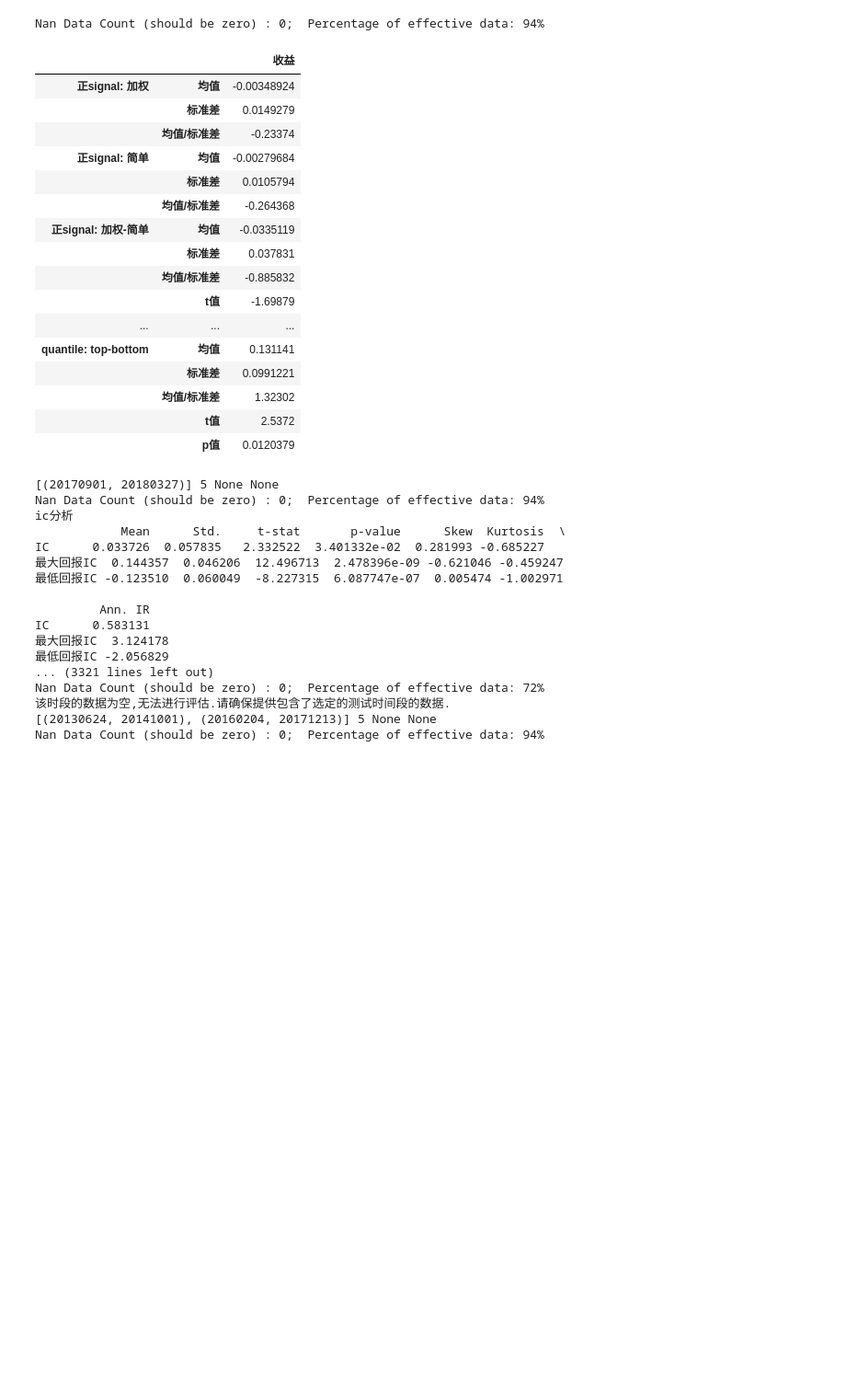
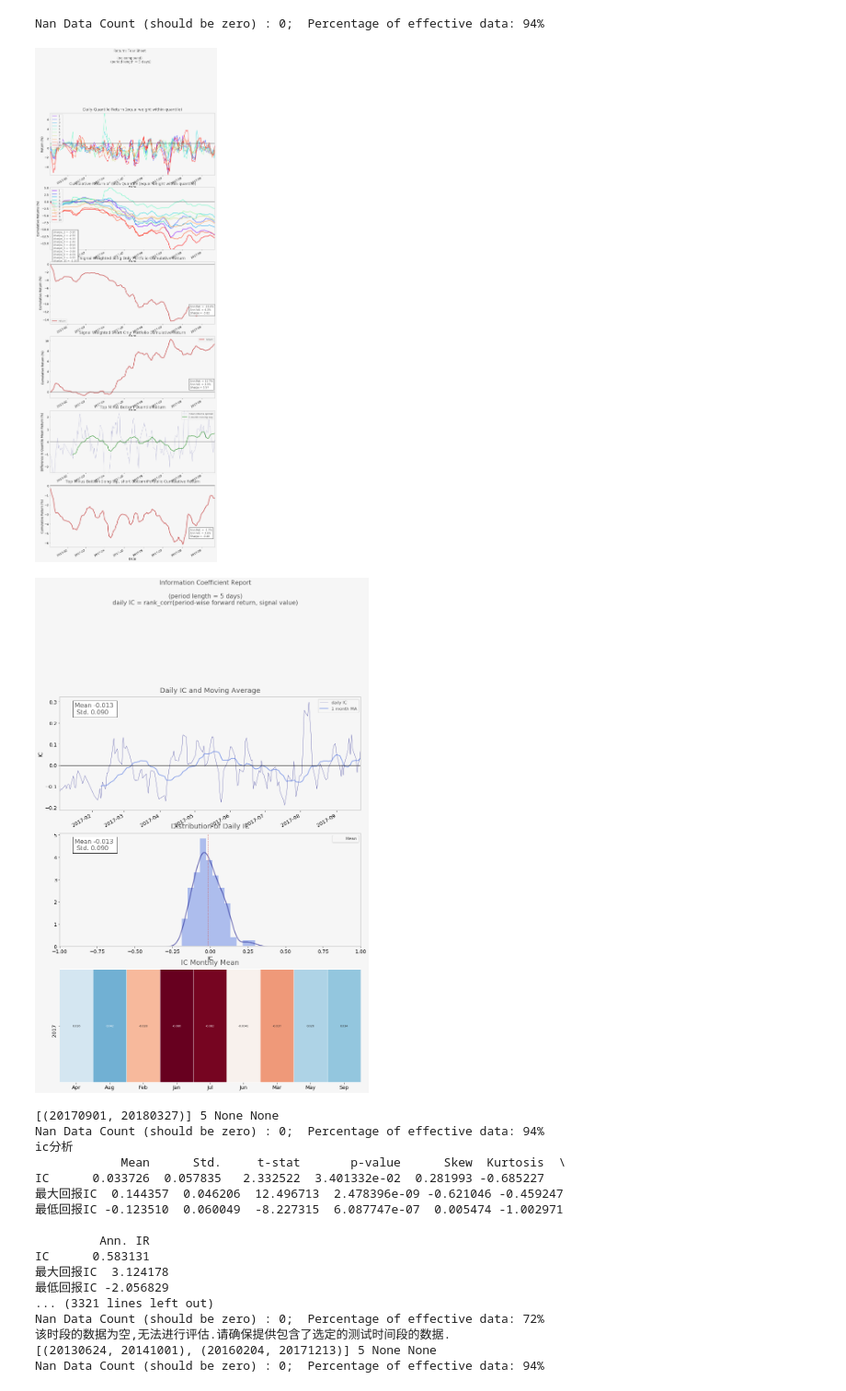
Before and after one commit to xingetouzi/fxdayu_betaman, a Jupyter notebook: fxdayu_betaman/evaluator/因子分析示例-Evaluator2.ipynb, the cells around one changed output. Shown at 92% size. Drawn from its saved outputs; the diff is of its cells as text; code cells hidden in the pictures; blank space fills up the shorter version.

```diff
--- a/fxdayu_betaman/evaluator/因子分析示例-Evaluator2.ipynb
+++ b/fxdayu_betaman/evaluator/因子分析示例-Evaluator2.ipynb
@@ -84,26 +84,13 @@ Nan Data Count (should be zero) : 0;  Percentage of effective data: 94%
 # %%
 report = dms(p_threshold=0.05,
              n_quantiles=10)
-# %%
-dms
-# %% [output]
-|  |  | 收益 |
-| 正signal: 加权 | 均值 | -0.00348924 |
-|  | 标准差 | 0.0149279 |
-|  | 均值/标准差 | -0.23374 |
-| 正signal: 简单 | 均值 | -0.00279684 |
-|  | 标准差 | 0.0105794 |
-|  | 均值/标准差 | -0.264368 |
-| 正signal: 加权-简单 | 均值 | -0.0335119 |
-|  | 标准差 | 0.037831 |
-|  | 均值/标准差 | -0.885832 |
-|  | t值 | -1.69879 |
-| ... | ... | ... |
-| quantile: top-bottom | 均值 | 0.131141 |
-|  | 标准差 | 0.0991221 |
-|  | 均值/标准差 | 1.32302 |
-|  | t值 | 2.5372 |
-|  | p值 | 0.0120379 |
+# %%
+from matplotlib import pyplot as plt
+dms.draw_pic(output_format="plot")
+plt.show()
+# %% [output]
+[figure, added]
+[figure, added]
 # %%
 times = [
         [(20170901,20180327)], # 最近半年
```
Also changed, not shown: 1 other file.
